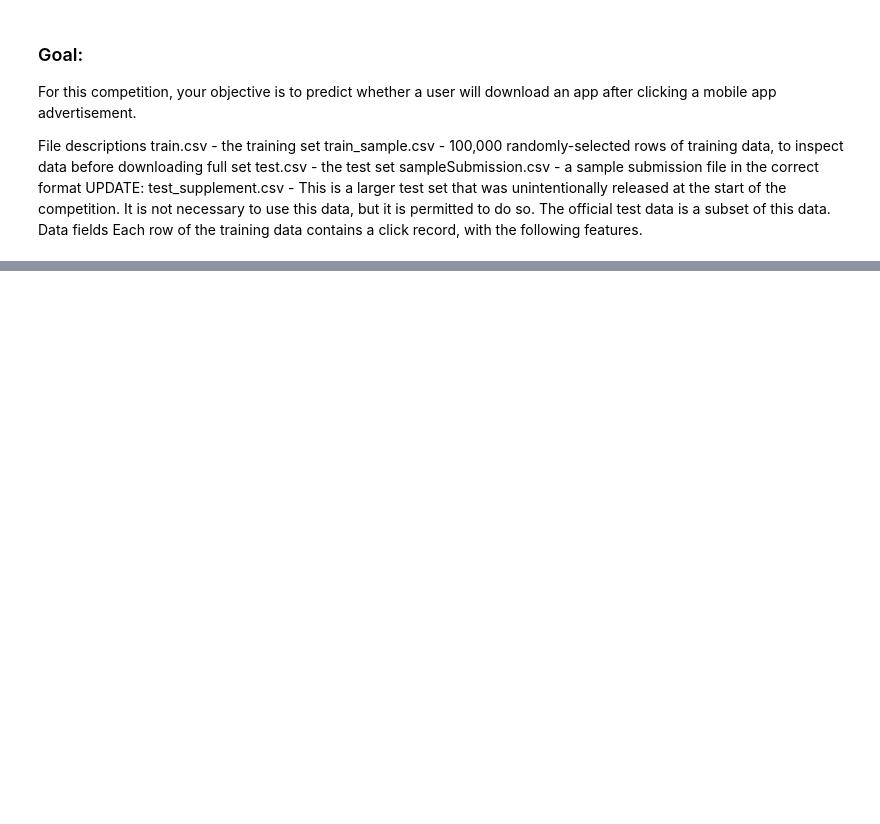
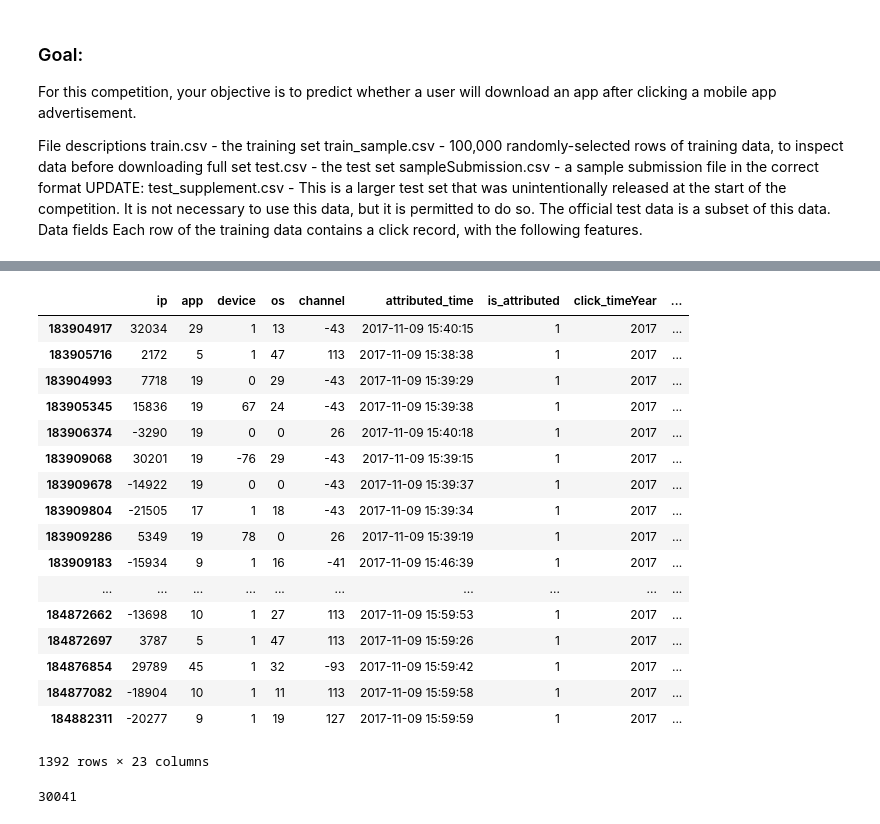
Before and after one commit to michaelwoline/Portfolio, a Jupyter notebook: notebooks-projects-code-notes/ML_Ad_Tracking_Fraud_detection_Kaggle.ipynb, the cells around one changed output, grey strips where cells are left out. Cells and saved outputs as stored; diff of their text form; code cells hidden in the pictures; blank space fills up the shorter version.

```diff
--- a/notebooks-projects-code-notes/ML_Ad_Tracking_Fraud_detection_Kaggle.ipynb
+++ b/notebooks-projects-code-notes/ML_Ad_Tracking_Fraud_detection_Kaggle.ipynb
@@ -35,0 +247,2 @@ click_id,is_attributed <br>
+# %%
+df_raw_subset.reset_index(drop=True, inplace=True)
@@ -35,0 +258,9 @@ click_id,is_attributed <br>
+# %%
+#check for null values
+# print(df_raw_subset.isnull().sum())
+df_raw_subset.fillna(value=0, inplace=True)
+# %%
+df_raw_subset.loc[df_raw_subset['attributed_time']==1, 'attributed_time']= np.nan
+
+#save off to a feather format for faster access later
+%time df_raw_subset.to_feather('tmp/ad_track_fraud_raw_subset_last_500k')
@@ -35,0 +350,3 @@ click_id,is_attributed <br>
+# %%
+df_raw_subset.drop(['attributed_timeIs_month_end',
+ 'attributed_timeIs_month_start'], axis=1, inplace=True)
@@ -35,0 +625,25 @@ click_id,is_attributed <br>
+# %%
+df_raw_subset[df_raw_subset['is_attributed'] !=0]
+# %% [output]
+|  | ip | app | device | os | channel | attributed_time | is_attributed | click_timeYear | ... |
+| 183904917 | 32034 | 29 | 1 | 13 | -43 | 2017-11-09 15:40:15 | 1 | 2017 | ... |
+| 183905716 | 2172 | 5 | 1 | 47 | 113 | 2017-11-09 15:38:38 | 1 | 2017 | ... |
+| 183904993 | 7718 | 19 | 0 | 29 | -43 | 2017-11-09 15:39:29 | 1 | 2017 | ... |
+| 183905345 | 15836 | 19 | 67 | 24 | -43 | 2017-11-09 15:39:38 | 1 | 2017 | ... |
+| 183906374 | -3290 | 19 | 0 | 0 | 26 | 2017-11-09 15:40:18 | 1 | 2017 | ... |
+| 183909068 | 30201 | 19 | -76 | 29 | -43 | 2017-11-09 15:39:15 | 1 | 2017 | ... |
+| 183909678 | -14922 | 19 | 0 | 0 | -43 | 2017-11-09 15:39:37 | 1 | 2017 | ... |
+| 183909804 | -21505 | 17 | 1 | 18 | -43 | 2017-11-09 15:39:34 | 1 | 2017 | ... |
+| 183909286 | 5349 | 19 | 78 | 0 | 26 | 2017-11-09 15:39:19 | 1 | 2017 | ... |
+| 183909183 | -15934 | 9 | 1 | 16 | -41 | 2017-11-09 15:46:39 | 1 | 2017 | ... |
+| ... | ... | ... | ... | ... | ... | ... | ... | ... | ... |
+| 184872662 | -13698 | 10 | 1 | 27 | 113 | 2017-11-09 15:59:53 | 1 | 2017 | ... |
+| 184872697 | 3787 | 5 | 1 | 47 | 113 | 2017-11-09 15:59:26 | 1 | 2017 | ... |
+| 184876854 | 29789 | 45 | 1 | 32 | -93 | 2017-11-09 15:59:42 | 1 | 2017 | ... |
+| 184877082 | -18904 | 10 | 1 | 11 | 113 | 2017-11-09 15:59:58 | 1 | 2017 | ... |
+| 184882311 | -20277 | 9 | 1 | 19 | 127 | 2017-11-09 15:59:59 | 1 | 2017 | ... |
+1392 rows × 23 columns
+# %%
+len(set(df_raw_subset['ip']))
+# %% [output]
+30041
```
Also changed, not shown: parts of 69 cells of this notebook, 1 other file.
